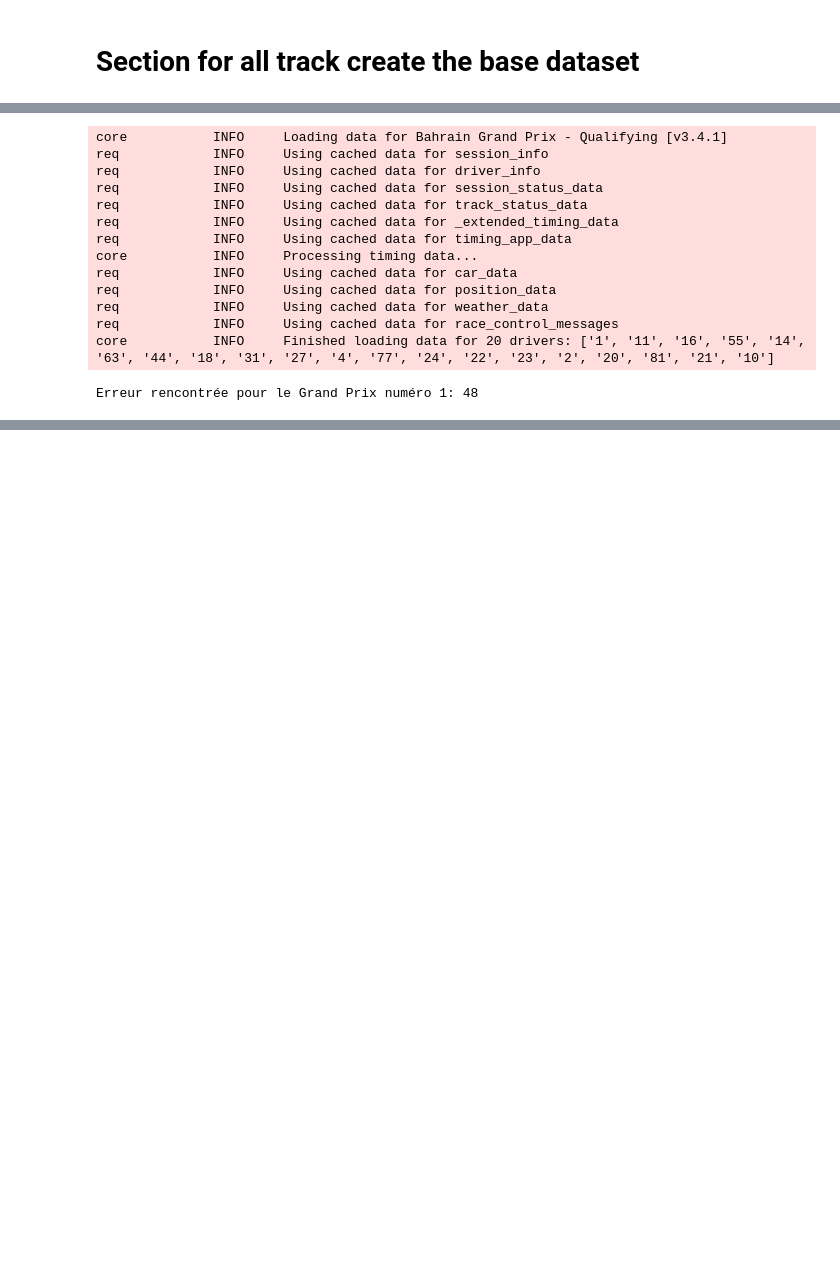
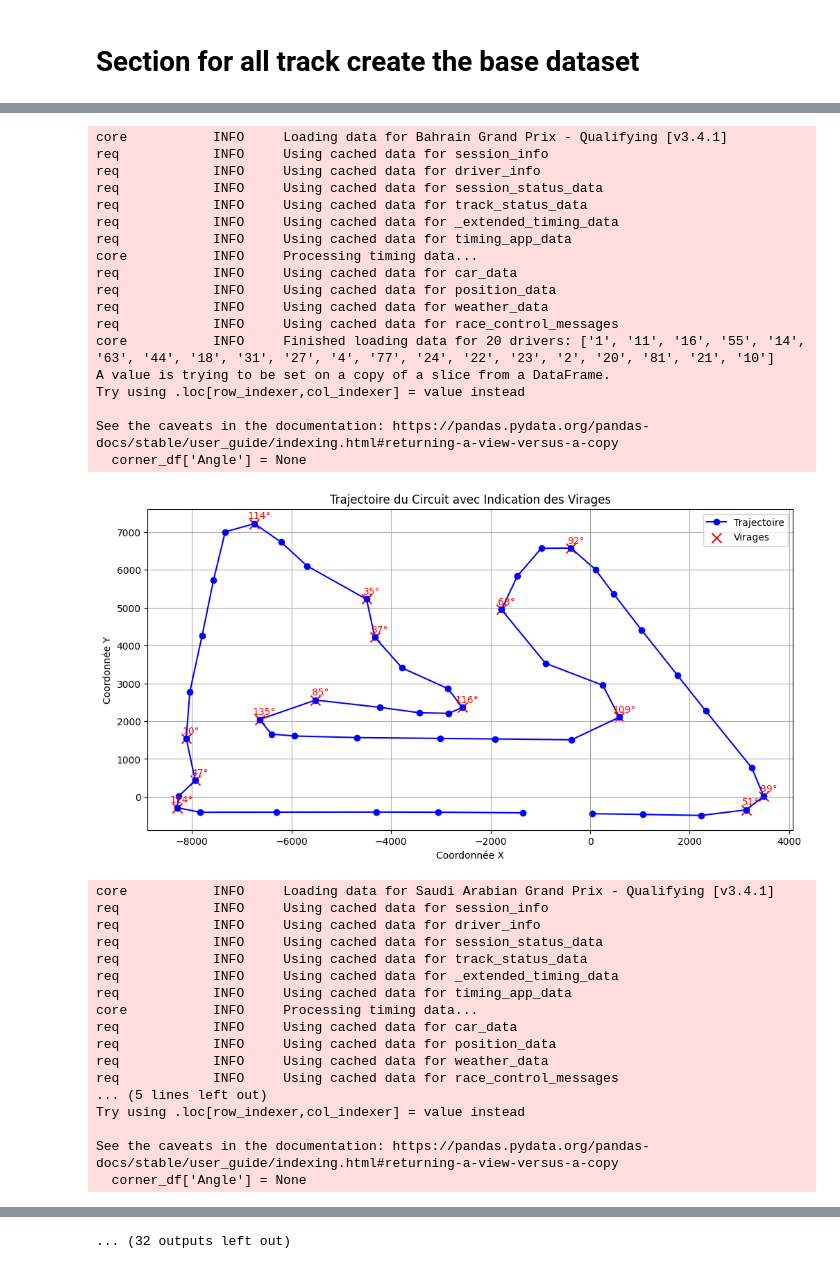
Before and after one commit to rricc22/F1, a Jupyter notebook: section.ipynb, the cells around one changed output, grey strips where cells are left out. Saved outputs shown, nothing was run; the diff lists cells and outputs as text; code cells hidden in the pictures; blank space fills up the shorter version.

```diff
--- a/section.ipynb
+++ b/section.ipynb
@@ -118,6 +118,27 @@ for gp_number in range(1, 2):  # On commence à 1 et on s'arrête avant 23
         rotated_track = rotate(track, angle=track_angle)
         track_coordinate = pd.DataFrame(rotated_track, columns=['X', 'Y'])
 
+        # Réduction du nombre de points à 50
+        n_lignes_souhaitees = 50
+        pas = len(track_coordinate) / n_lignes_souhaitees
+        indices = np.unique(np.round(np.arange(0, len(track_coordinate), pas)).astype(int))
+        df_reduit = track_coordinate.iloc[indices].reset_index(drop=True)
+
+        # Charger les données des virages et extraire les informations pour le Grand Prix de Silverstone
+        df_trun = pd.read_csv('f1_corners_analysis_2023.csv')
+        df_corners = df_trun[df_trun['Grand Prix'] == schedule.loc[i, 'EventName']]
+
+        # Associer l'angle du virage au point le plus proche dans df_reduit
+        for _, row in df_corners.iterrows():
+            corner = np.array([[round(row['X']), round(row['Y'])]]).reshape(1, 2)
+            corner_rotated = rotate(corner, angle=track_angle).flatten()
+            distances = np.sqrt((df_reduit['X'] - corner_rotated[0]) ** 2 + (df_reduit['Y'] - corner_rotated[1]) ** 2)
+            closest_index = np.argmin(distances)
+
+            df_reduit.loc[closest_index, 'Angle'] = row['Angle']
+
+
+
 
     except Exception as e:
         print(f"Erreur rencontrée pour le Grand Prix numéro {gp_number}: {e}")
@@ -143,0 +166,2 @@ See the caveats in the documentation: https://pandas.pydata.org/pandas-docs/stab
+# %%
+df_reduit.loc[closest_index, 'Angle'] = row['Angle']
@@ -174,8 +218,8 @@ for gp_number in range(1, len(schedule)):  # On commence à 1 et on s'arrête av
         df_reduit = track_coordinate.iloc[indices].reset_index(drop=True)
 
         # Charger les données des virages et extraire les informations pour le Grand Prix de Silverstone
-        df_trun = pd.read_csv('f1_corners_analysis_2023.csv')
-        df_corners = df_trun[df_trun['Grand Prix'] == schedule.loc[i, 'EventName']]
+        df_turn = pd.read_csv('f1_corners_analysis_2023.csv')
+        df_corners = df_turn[df_turn['Grand Prix'] == schedule.loc[gp_number, 'OfficialEventName']]
 
         # Associer l'angle du virage au point le plus proche dans df_reduit
         for _, row in df_corners.iterrows():
@@ -184,6 +228,10 @@ for gp_number in range(1, len(schedule)):  # On commence à 1 et on s'arrête av
             distances = np.sqrt((df_reduit['X'] - corner_rotated[0]) ** 2 + (df_reduit['Y'] - corner_rotated[1]) ** 2)
             closest_index = np.argmin(distances)
             df_reduit.loc[closest_index, 'Angle'] = row['Angle']
+
+        # Ajouter une colonne pour identifier le Grand Prix et stocker dans Dataset
+        df_reduit['Grand Prix'] = schedule.loc[gp_number, 'EventName']
+        Dataset = pd.concat([Dataset, df_reduit], ignore_index=True)
 
         # Affichage du tracé de la trajectoire avec les zones de virage
         plt.figure(figsize=(12, 6))
@@ -199,31 +247,53 @@ for gp_number in range(1, len(schedule)):  # On commence à 1 et on s'arrête av
         for i, row in virages.iterrows():
             plt.annotate(f"{int(row['Angle'])}°", (row['X'], row['Y']), textcoords="offset points", xytext=(5,5), ha='center', color='red')
 
         # Personnalisation du plot
         plt.title('Trajectoire du Circuit avec Indication des Virages')
         plt.xlabel('Coordonnée X')
         plt.ylabel('Coordonnée Y')
         plt.grid()
         plt.axhline(0, color='grey', lw=0.5, ls='--')
         plt.axvline(0, color='grey', lw=0.5, ls='--')
         plt.legend()
         plt.show()
 
     except Exception as e:
         print(f"Erreur rencontrée pour le Grand Prix numéro {gp_number}: {e}")
         break  # Arrêter la boucle en cas d'erreur
 # %% [output]
 core           INFO     Loading data for Bahrain Grand Prix - Qualifying [v3.4.1]
 req            INFO     Using cached data for session_info
 req            INFO     Using cached data for driver_info
 req            INFO     Using cached data for session_status_data
 req            INFO     Using cached data for track_status_data
 req            INFO     Using cached data for _extended_timing_data
 req            INFO     Using cached data for timing_app_data
 core           INFO     Processing timing data...
 req            INFO     Using cached data for car_data
 req            INFO     Using cached data for position_data
 req            INFO     Using cached data for weather_data
 req            INFO     Using cached data for race_control_messages
 core           INFO     Finished loading data for 20 drivers: ['1', '11', '16', '55', '14', '63', '44', '18', '31', '27', '4', '77', '24', '22', '23', '2', '20', '81', '21', '10']
+A value is trying to be set on a copy of a slice from a DataFrame.
+Try using .loc[row_indexer,col_indexer] = value instead
+
+See the caveats in the documentation: https://pandas.pydata.org/pandas-docs/stable/user_guide/indexing.html#returning-a-view-versus-a-copy
+  corner_df['Angle'] = None
+[figure, added]
-Erreur rencontrée pour le Grand Prix numéro 1: 48
+core           INFO     Loading data for Saudi Arabian Grand Prix - Qualifying [v3.4.1]
+req            INFO     Using cached data for session_info
+req            INFO     Using cached data for driver_info
+req            INFO     Using cached data for session_status_data
+req            INFO     Using cached data for track_status_data
+req            INFO     Using cached data for _extended_timing_data
+req            INFO     Using cached data for timing_app_data
+core           INFO     Processing timing data...
+req            INFO     Using cached data for car_data
+req            INFO     Using cached data for position_data
+req            INFO     Using cached data for weather_data
+req            INFO     Using cached data for race_control_messages
+... (5 lines left out)
+Try using .loc[row_indexer,col_indexer] = value instead
+
+See the caveats in the documentation: https://pandas.pydata.org/pandas-docs/stable/user_guide/indexing.html#returning-a-view-versus-a-copy
+  corner_df['Angle'] = None
@@ -234,0 +375 @@ See the caveats in the documentation: https://pandas.pydata.org/pandas-docs/stab
+... (32 outputs left out)
```
Also changed, not shown: parts of 4 cells of this notebook.
